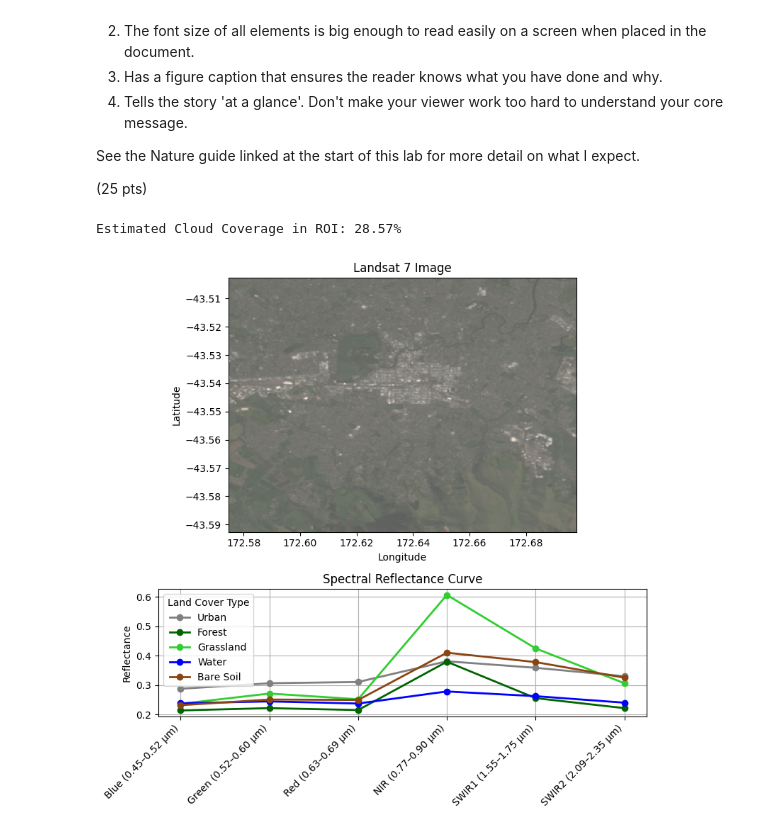
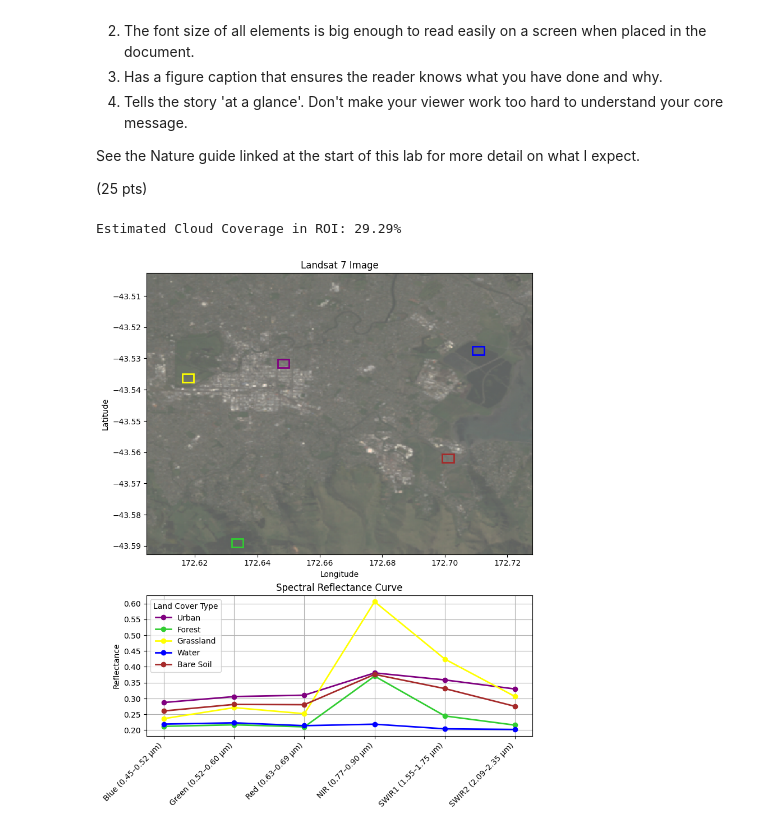
Before and after one commit to fuadfach/geog761lab, a Jupyter notebook: geog761_lab1_fuad.ipynb, the cells around one changed output. Saved outputs shown, nothing was run; the diff lists cells and outputs as text; code cells hidden in the pictures.

```diff
--- a/geog761_lab1_fuad.ipynb
+++ b/geog761_lab1_fuad.ipynb
@@ -226,16 +226,16 @@ import tempfile
 import matplotlib.image as mpimg
 
 # Define Christcurch point and regions
-chc_point = ee.Geometry.Point([172.6362, -43.547679])
+chc_point = ee.Geometry.Point([172.6662, -43.547679])
 chc_expanded_region = chc_point.buffer(5000).bounds()  # box for image preview
 
 # Define sample
 samples = {
     'Urban': ee.Geometry.Point([172.648325, -43.531728]),   # CBD Christchurch
-    'Forest': ee.Geometry.Point([172.633624, -43.587777]),  # Christchurch Adventure Park
-    'Grassland': ee.Geometry.Point([172.617783, -43.536248]), # Hagley Park Grass
-    'Water': ee.Geometry.Point([172.704543, -43.530771]),   # Bromley pond
-    'Bare Soil': ee.Geometry.Point([172.5000, -43.5500])    # crop
+    'Forest': ee.Geometry.Point([172.633624, -43.589]),  # Christchurch Adventure Park
+    'Grassland': ee.Geometry.Point([172.6178, -43.536248]), # Hagley Park Grass
+    'Water': ee.Geometry.Point([172.710679, -43.527550]),   # Bromley pond
+    'Bare Soil': ee.Geometry.Point([172.701, -43.562])  # Ferrymead Heritage Park
 }
 
 # Define bands and scaling
@@ -288,7 +288,7 @@ print(f"Estimated Cloud Coverage in ROI: {cloud_coverage_pct:.2f}%")
 
 ##############################################################################
 
-# 3. Ekstrak Nilai Spektral di Setiap region
+# Calculate mean reflectance each region
 spectral_data = {}
 for name, point in samples.items():
 
@@ -314,11 +314,6 @@ for name, point in samples.items():
 
 ##############################################################################
 
-
-
-
-##############################################################################
-
 # Get RGB thumbnail slightly zoomed out
 thumb_params = {
     'dimensions': 512,
@@ -340,44 +335,49 @@ def get_bounds_coords(bounds):
 
 # Extract bounding boxes
 xmin, xmax, ymin, ymax = get_bounds_coords(chc_expanded_region)
-rxmin, rxmax, rymin, rymax = get_bounds_coords(region)
 
 # Plot both panels
-fig, (ax1, ax2) = plt.subplots(2, 1, figsize=(8, 8), gridspec_kw={'height_ratios': [2, 1]})
+fig, (ax1, ax2) = plt.subplots(2, 1, figsize=(8, 10), gridspec_kw={'height_ratios': [2, 1]})
+
+# Set Colour
+colors = {'Urban': 'purple', 'Forest': 'limegreen', 'Grassland': 'yellow', 'Water': 'blue', 'Bare Soil': 'brown'}
 
 # Load and plot image with annotation
 with tempfile.NamedTemporaryFile(suffix=".png") as f:
     urllib.request.urlretrieve(url, f.name)
     img = mpimg.imread(f.name)
     ax1.imshow(img, extent=[xmin, xmax, ymin, ymax])
     ax1.set_title("Landsat 7 Image")
     ax1.set_xlim(xmin, xmax)
     ax1.set_ylim(ymin, ymax)
 
-    # Add red rectangle for region of interest
-    width = rxmax - rxmin
-    height = rymax - rymin
-    rect = patches.Rectangle((rxmin, rymin), width, height,
-                             linewidth=2, edgecolor='red', facecolor='none')
-    ax1.add_patch(rect)
+    # Plot regions
+    for name, point in samples.items():
+        region = point.buffer(150).bounds()
+        rxmin, rxmax, rymin, rymax = get_bounds_coords(region)
+
+        width = rxmax - rxmin
+        height = rymax - rymin
+        rect = patches.Rectangle((rxmin, rymin), width, height,
+                             linewidth=2, edgecolor=colors[name], facecolor='none')
+        ax1.add_patch(rect)
+
     ax1.set_xlabel("Longitude")
     ax1.set_ylabel("Latitude")
 
 # Plot reflectance
-colors = {'Urban': 'gray', 'Forest': 'darkgreen', 'Grassland': 'limegreen', 'Water': 'blue', 'Bare Soil': 'saddlebrown'}
-
 for name, val in spectral_data.items():
     ax2.plot(bands, val, marker='o', label=name, color=colors[name], linewidth=2)
 
 ax2.set_title("Spectral Reflectance Curve")
 ax2.set_ylabel("Reflectance")
 ax2.set_xticks(range(len(labels)))
 ax2.set_xticklabels(labels, rotation=45, ha='right')
 ax2.legend(title='Land Cover Type')
 ax2.grid(True)
 
 plt.tight_layout()
 plt.show()
 # %% [output]
-Estimated Cloud Coverage in ROI: 28.57%
+Estimated Cloud Coverage in ROI: 29.29%
-[figure, old version]
+[figure, new version]
```
Also changed, not shown: parts of 1 cell of this notebook.
